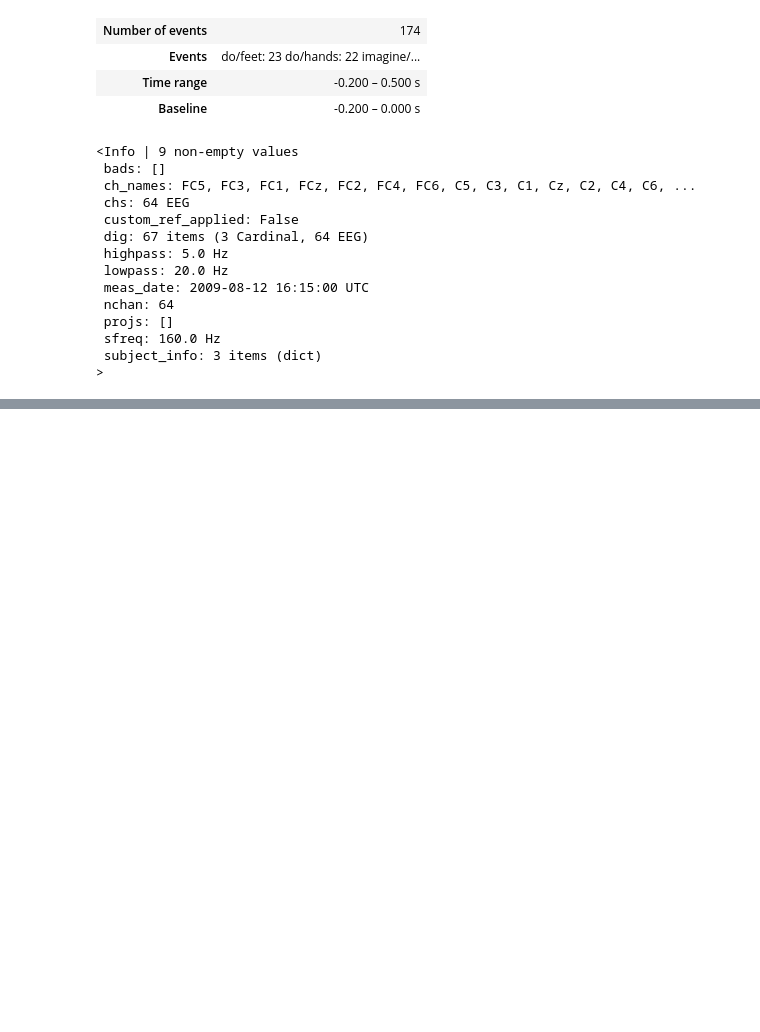
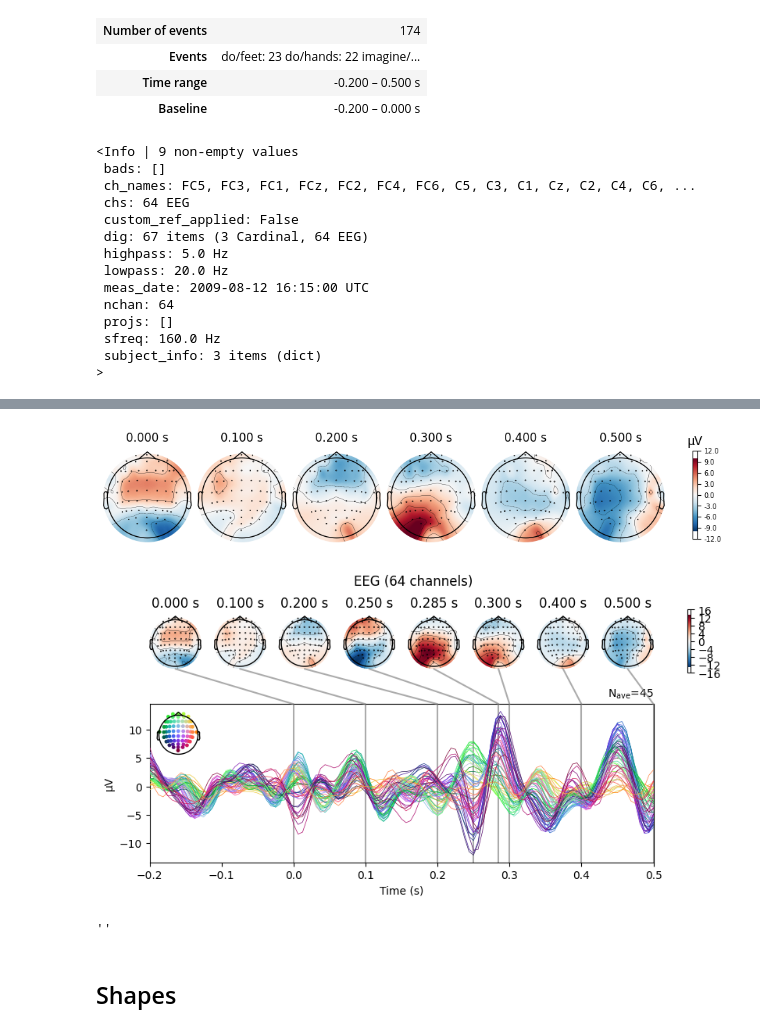
Before and after one commit to aallali/Total-perspective-Vortex, a Jupyter notebook: app/01-epoches.ipynb, the cells around one changed output, grey strips where cells are left out. Cells and saved outputs as stored; diff of their text form; code cells hidden in the pictures; blank space fills up the shorter version.

```diff
--- a/app/01-epoches.ipynb
+++ b/app/01-epoches.ipynb
@@ -141,0 +220,11 @@ epochs["do/hands"].plot_image(picks=channelIdx, fig=fig)
+# %%
+imagine.plot_topomap(times=[0, 0.1, 0.2, 0.3, 0.4, 0.5])
+# imagine.plot_joint(times=[0, 0.1, 0.2, 0.3, 0.4, 0.5])
+imagine.plot_joint(times=[0, 0.1, 0.2, 0.25, 0.285, 0.3, 0.4, 0.5])
+;
+# %% [output]
+[figure, added]
+[figure, added]
+''
+# %% [markdown]
+## Shapes
```
Also changed, not shown: parts of 12 cells of this notebook.
